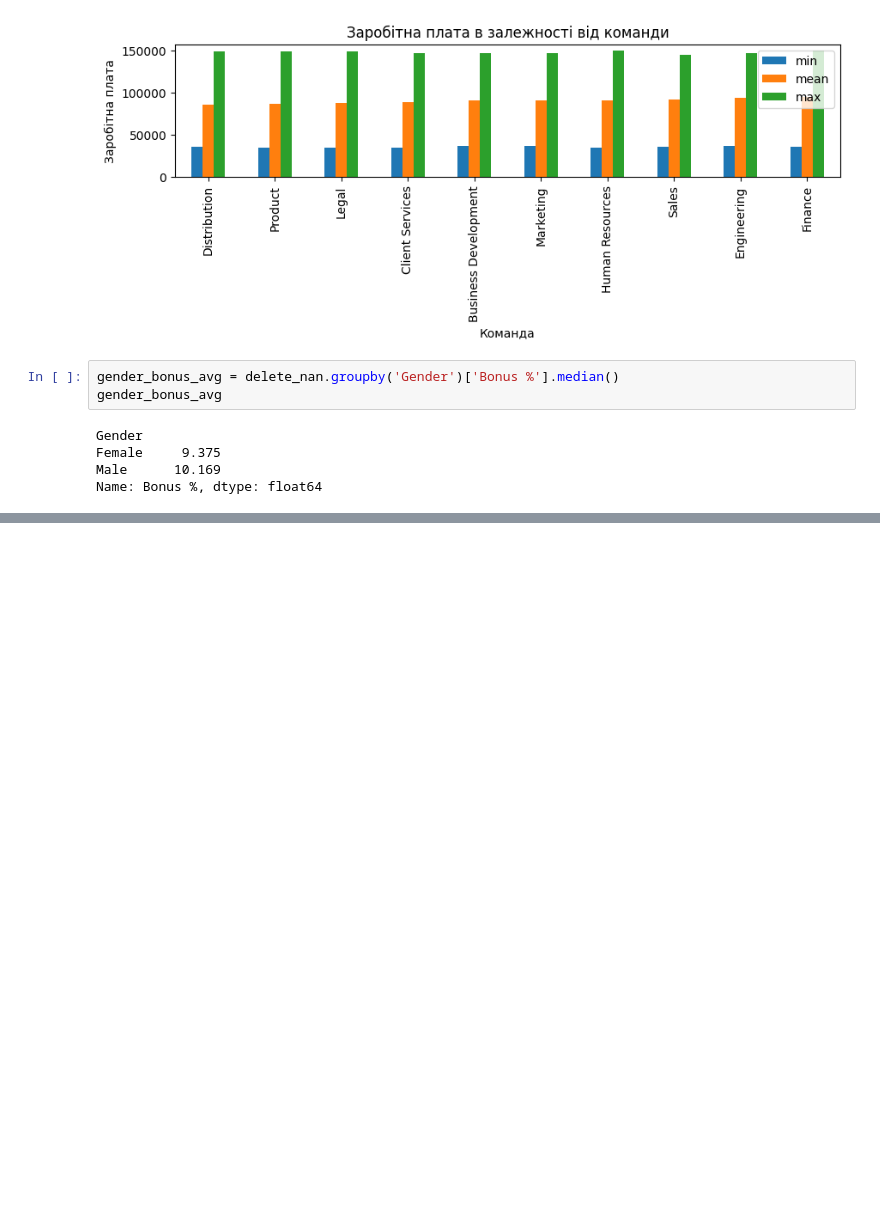
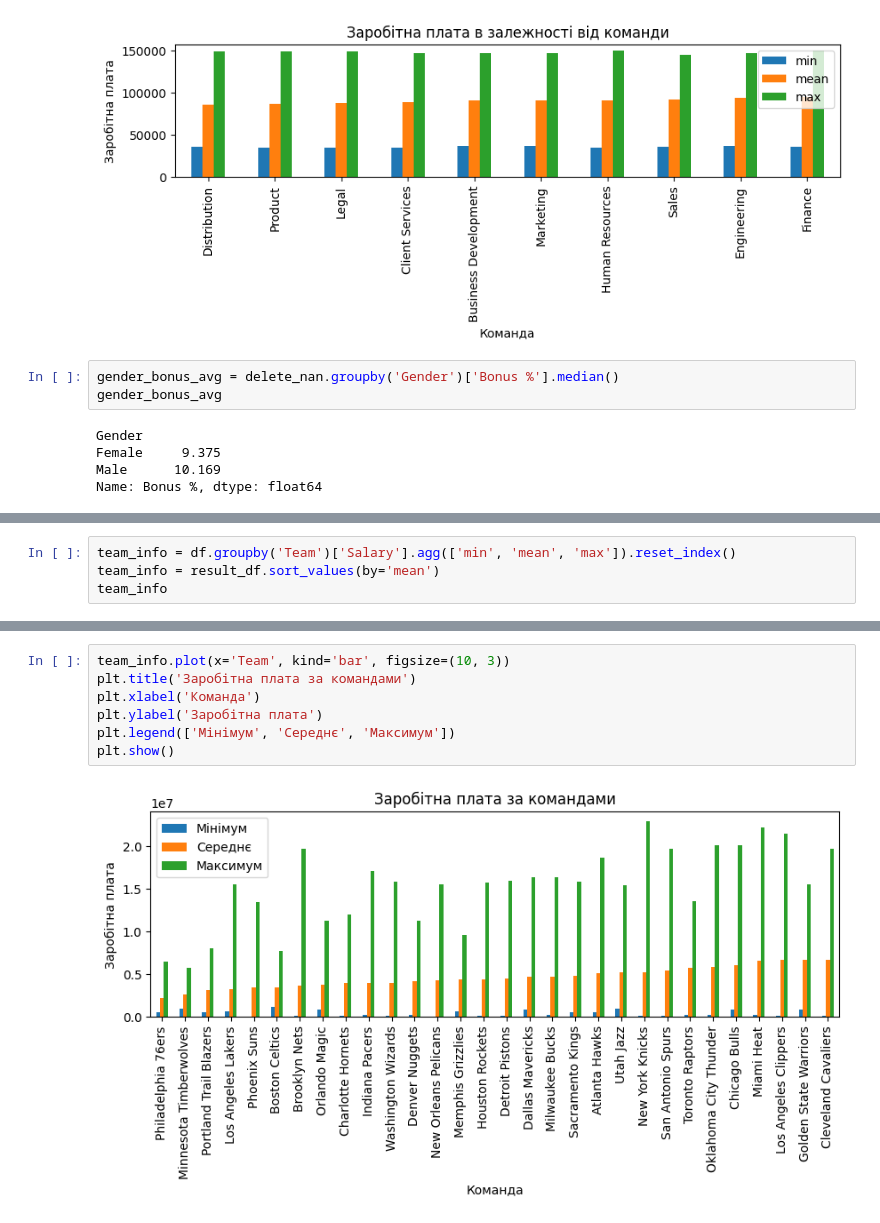
Before and after one commit to olesuv/homeworks-labs, a Jupyter notebook: machine-learning-tools/lab-2.ipynb, the cells around one changed output, grey strips where cells are left out. Drawn from its saved outputs; the diff is of its cells as text; blank space fills up the shorter version.

```diff
--- a/machine-learning-tools/lab-2.ipynb
+++ b/machine-learning-tools/lab-2.ipynb
@@ -120,0 +239,4 @@ plt.show()
+# %%
+team_info = df.groupby('Team')['Salary'].agg(['min', 'mean', 'max']).reset_index()
+team_info = result_df.sort_values(by='mean')
+team_info
@@ -120,0 +261,9 @@ plt.show()
+# %%
+team_info.plot(x='Team', kind='bar', figsize=(10, 3))
+plt.title('Заробітна плата за командами')
+plt.xlabel('Команда')
+plt.ylabel('Заробітна плата')
+plt.legend(['Мінімум', 'Середнє', 'Максимум'])
+plt.show()
+# %% [output]
+[figure, added]
```
Also changed, not shown: parts of 13 cells of this notebook, 1 other file.
